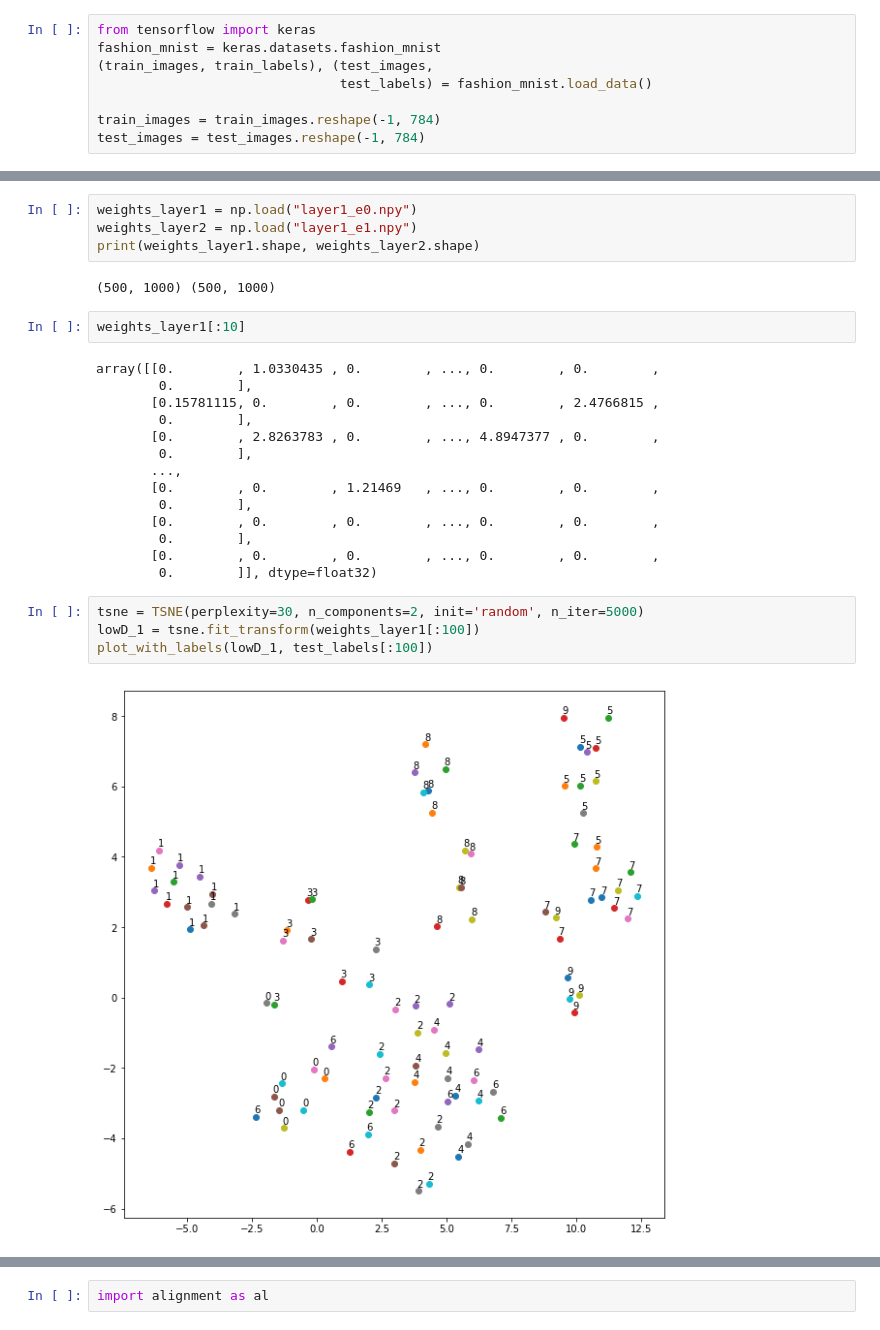
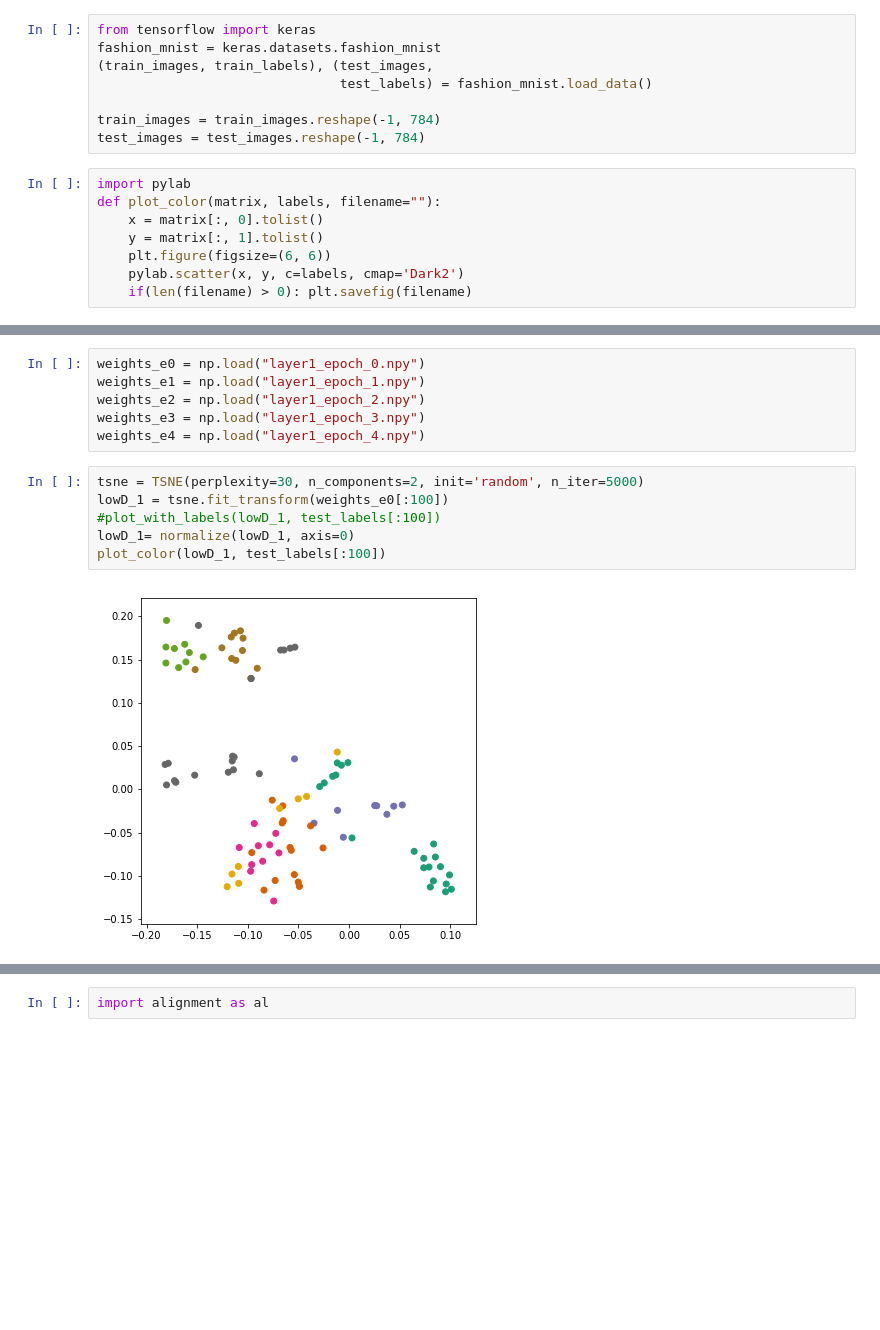
Before and after one commit to CornellDataScience/insights-vizNNs, a Jupyter notebook: MNIST_clothes/TNSE_fashion.ipynb, the cells around one changed output, grey strips where cells are left out. Drawn from its saved outputs; the diff is of its cells as text; blank space fills up the shorter version.

Commit message:
final attempt at alinging, normalized the projections and still not much

```diff
--- a/MNIST_clothes/TNSE_fashion.ipynb
+++ b/MNIST_clothes/TNSE_fashion.ipynb
@@ -15,6 +16,14 @@ fashion_mnist = keras.datasets.fashion_mnist
 
 train_images = train_images.reshape(-1, 784)
 test_images = test_images.reshape(-1, 784)
+# %%
+import pylab
+def plot_color(matrix, labels, filename=""):
+    x = matrix[:, 0].tolist()
+    y = matrix[:, 1].tolist()
+    plt.figure(figsize=(6, 6))
+    pylab.scatter(x, y, c=labels, cmap='Dark2')
+    if(len(filename) > 0): plt.savefig(filename)
 # %%
 def plot_with_labels(lowDWeights, labels, filename='tsne.png'):
     assert lowDWeights.shape[0] >= len(labels), "More labels than weights"
@@ -31,32 +41,18 @@ def plot_with_labels(lowDWeights, labels, filename='tsne.png'):
                      )
 
     plt.savefig(filename)
-# %%
-weights_layer1 = np.load("layer1_e0.npy")
-weights_layer2 = np.load("layer1_e1.npy")
-print(weights_layer1.shape, weights_layer2.shape)
-# %% [output]
-(500, 1000) (500, 1000)
-# %%
-weights_layer1[:10]
-# %% [output]
-array([[0.        , 1.0330435 , 0.        , ..., 0.        , 0.        ,
-        0.        ],
-       [0.15781115, 0.        , 0.        , ..., 0.        , 2.4766815 ,
-        0.        ],
-       [0.        , 2.8263783 , 0.        , ..., 4.8947377 , 0.        ,
-        0.        ],
-       ...,
-       [0.        , 0.        , 1.21469   , ..., 0.        , 0.        ,
-        0.        ],
-       [0.        , 0.        , 0.        , ..., 0.        , 0.        ,
-        0.        ],
-       [0.        , 0.        , 0.        , ..., 0.        , 0.        ,
-        0.        ]], dtype=float32)
+# %%
+weights_e0 = np.load("layer1_epoch_0.npy")
+weights_e1 = np.load("layer1_epoch_1.npy")
+weights_e2 = np.load("layer1_epoch_2.npy")
+weights_e3 = np.load("layer1_epoch_3.npy")
+weights_e4 = np.load("layer1_epoch_4.npy")
 # %%
 tsne = TSNE(perplexity=30, n_components=2, init='random', n_iter=5000)
-lowD_1 = tsne.fit_transform(weights_layer1[:100])
-plot_with_labels(lowD_1, test_labels[:100])
+lowD_1 = tsne.fit_transform(weights_e0[:100])
+#plot_with_labels(lowD_1, test_labels[:100])
+lowD_1= normalize(lowD_1, axis=0)
+plot_color(lowD_1, test_labels[:100])
 # %% [output]
-[figure, old version]
+[figure, new version]
 # %%
```
Also changed, not shown: parts of 30 cells of this notebook, 6 other files.
